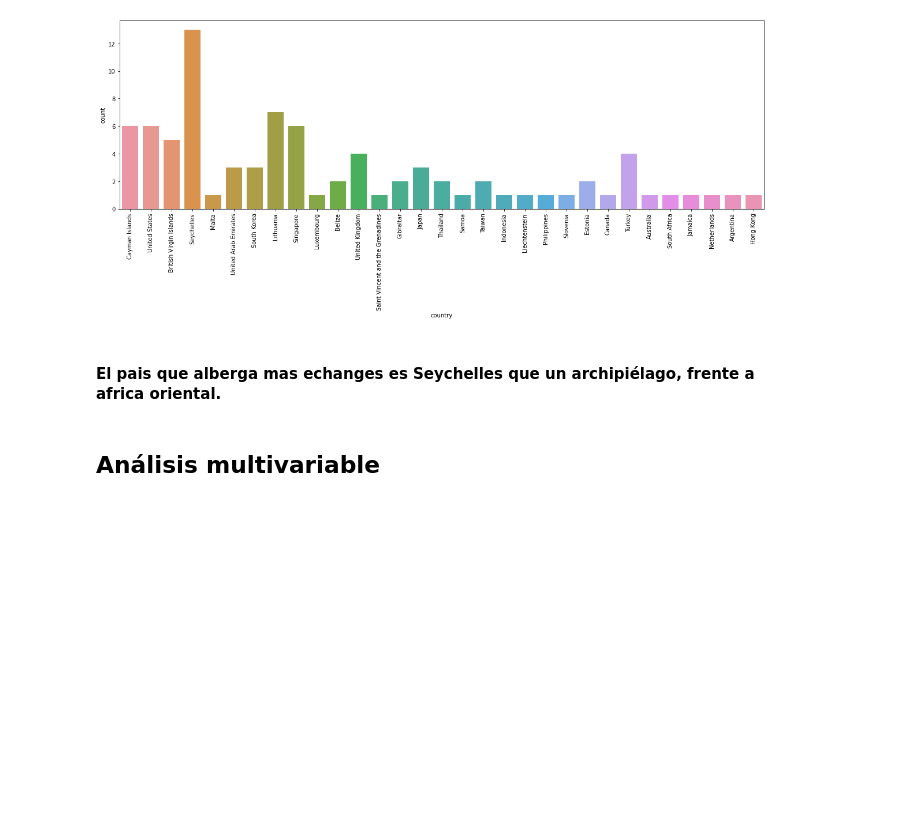
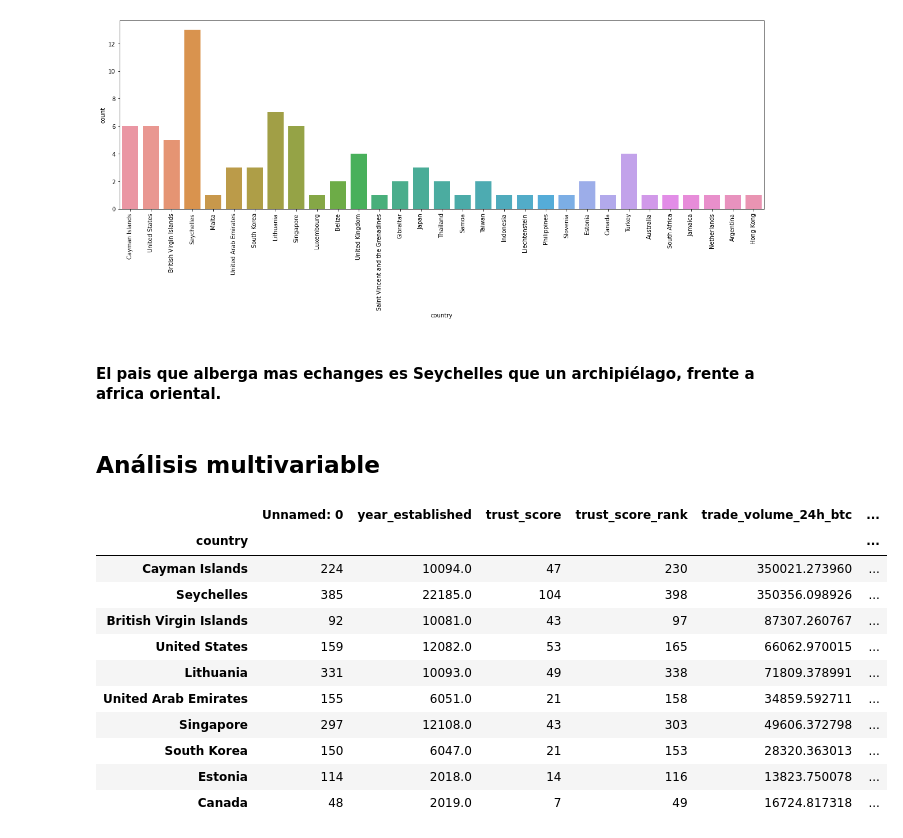
Before and after one commit to Galo0000/Analitics_Proyect_Cryptocurrency, a Jupyter notebook: EDA.ipynb, the cells around one changed output. Cells and saved outputs as stored; diff of their text form; code cells hidden in the pictures; blank space fills up the shorter version.

```diff
--- a/EDA.ipynb
+++ b/EDA.ipynb
@@ -339,3 +339,18 @@ sns.countplot(data=df_exchanges,x='country')
 #### El pais que alberga mas echanges es Seychelles que un archipiélago, frente a africa oriental.
 # %% [markdown]
 ## Análisis multivariable
+# %%
+df_exchanges.groupby('country').sum('trade_volume_24h_btc_normalized').sort_values('trade_volume_24h_btc_normalized',ascending=False).head(10)
+# %% [output]
+|  | Unnamed: 0 | year_established | trust_score | trust_score_rank | trade_volume_24h_btc | ... |
+| country |  |  |  |  |  | ... |
+| Cayman Islands | 224 | 10094.0 | 47 | 230 | 350021.273960 | ... |
+| Seychelles | 385 | 22185.0 | 104 | 398 | 350356.098926 | ... |
+| British Virgin Islands | 92 | 10081.0 | 43 | 97 | 87307.260767 | ... |
+| United States | 159 | 12082.0 | 53 | 165 | 66062.970015 | ... |
+| Lithuania | 331 | 10093.0 | 49 | 338 | 71809.378991 | ... |
+| United Arab Emirates | 155 | 6051.0 | 21 | 158 | 34859.592711 | ... |
+| Singapore | 297 | 12108.0 | 43 | 303 | 49606.372798 | ... |
+| South Korea | 150 | 6047.0 | 21 | 153 | 28320.363013 | ... |
+| Estonia | 114 | 2018.0 | 14 | 116 | 13823.750078 | ... |
+| Canada | 48 | 2019.0 | 7 | 49 | 16724.817318 | ... |
```
